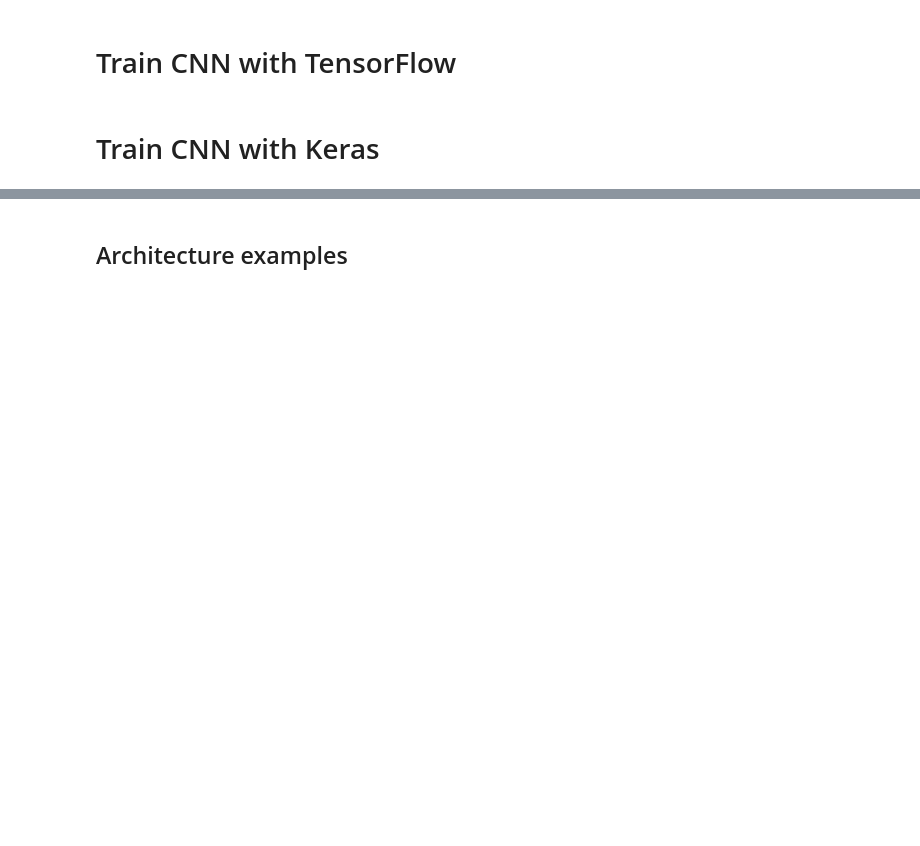
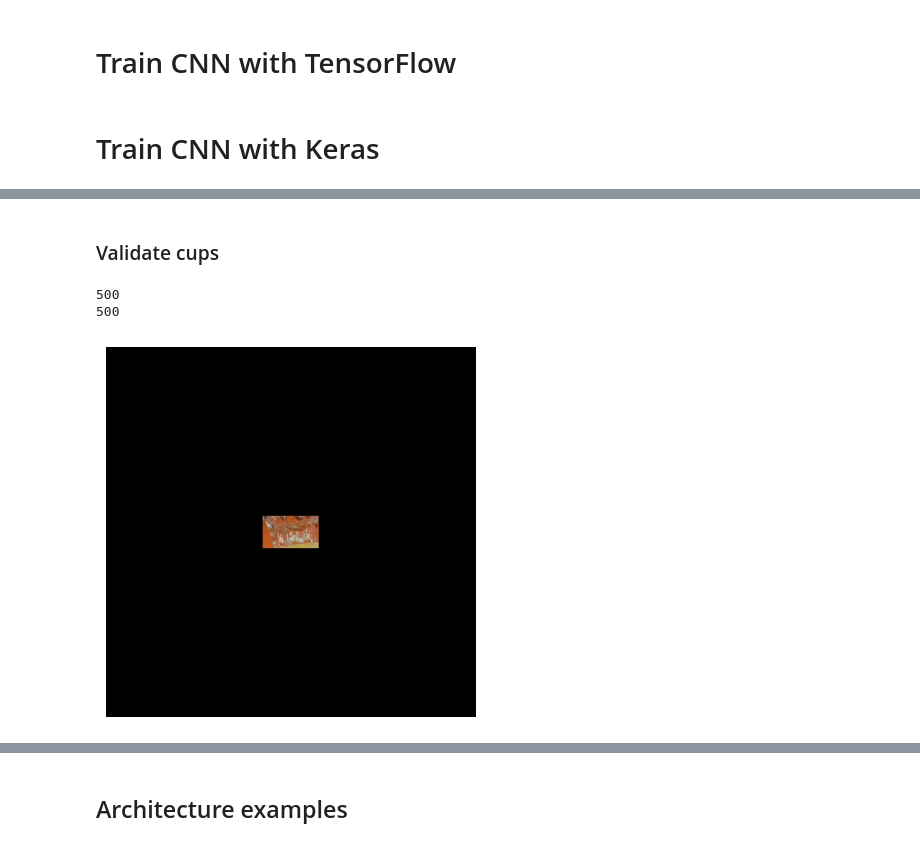
Before and after one commit to NikoletaKocurovaAI/artificial-intelligence, a Jupyter notebook: computer-vision/robot-object-recognition/research/object_classification.ipynb, the cells around one changed output, grey strips where cells are left out. Saved outputs shown, nothing was run; the diff lists cells and outputs as text; code cells hidden in the pictures; blank space fills up the shorter version.

```diff
--- a/computer-vision/robot-object-recognition/research/object_classification.ipynb
+++ b/computer-vision/robot-object-recognition/research/object_classification.ipynb
@@ -11,0 +562,10 @@ import matplotlib.pyplot as plt
+# %% [markdown]
+### Validate cups
+# %%
+
+validate_cups_images = prepare_images_for_convnet("data/images_with_padding/cup/", validate_cups_images_names)
+del validate_cups_images_names
+# %% [output]
+500
+500
+[figure, added]
```
Also changed, not shown: parts of 71 cells of this notebook, 1 other file.
